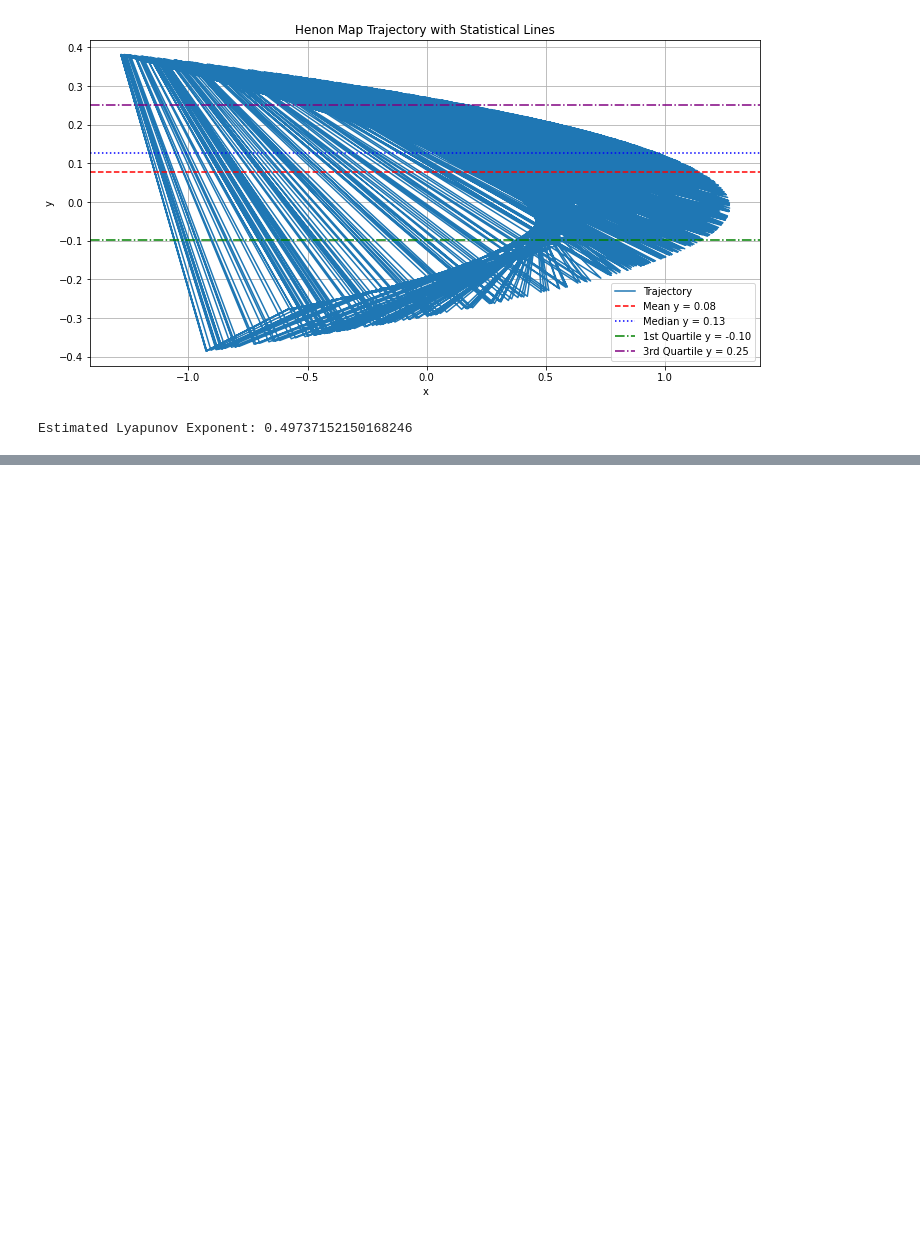
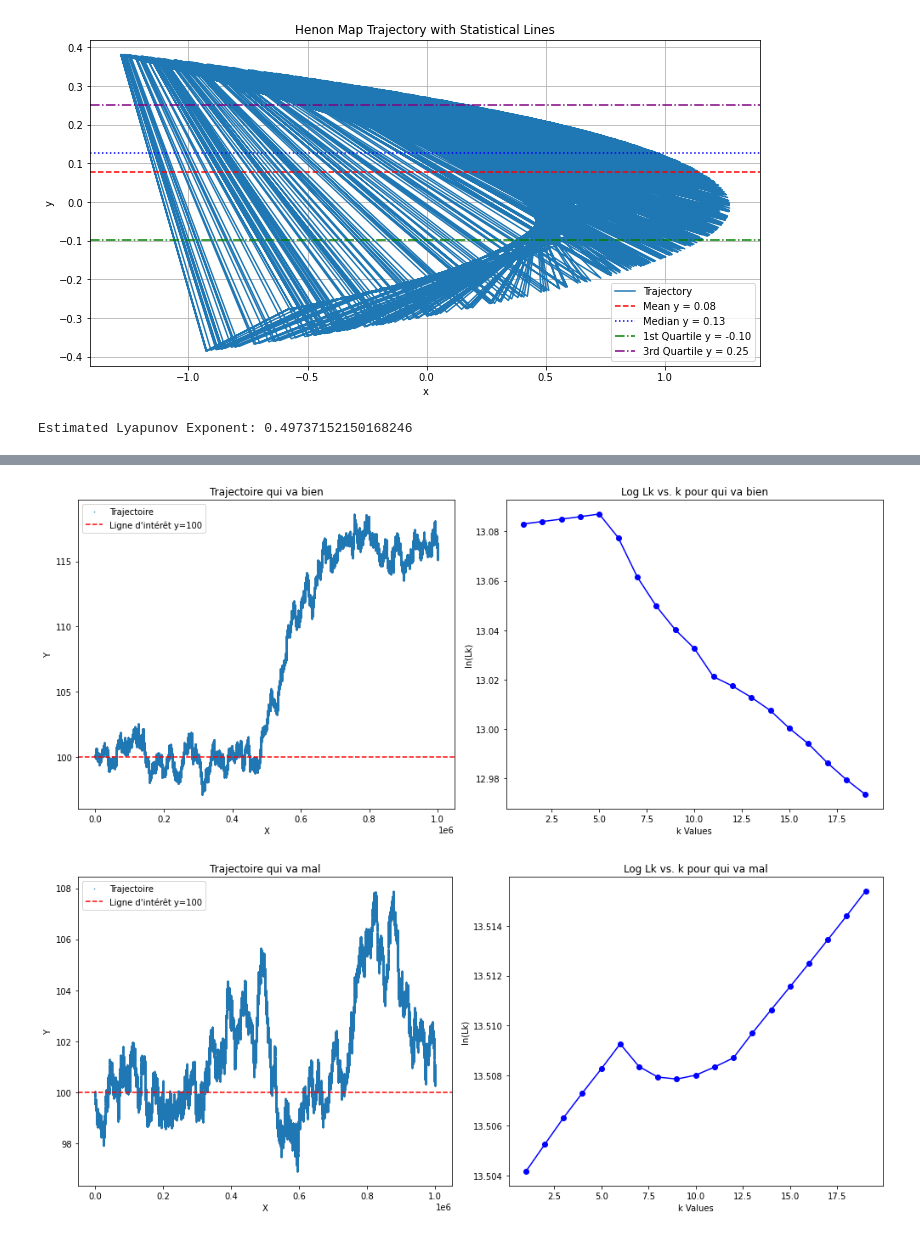
Before and after one commit to Frank0024/Projet_final_chaos, a Jupyter notebook: P&H_method_2d_essai2.ipynb, the cells around one changed output, grey strips where cells are left out. Cells and saved outputs as stored; diff of their text form; code cells hidden in the pictures; blank space fills up the shorter version.

```diff
--- a/P&H_method_2d_essai2.ipynb
+++ b/P&H_method_2d_essai2.ipynb
@@ -384,0 +424,39 @@ plt.show()
+# %%
+
+# Assurez-vous que y_good et y_bad sont des numpy arrays de type float64 avant de les passer
+y_good = np.array(y_good, dtype=np.float64)
+y_bad = np.array(y_bad, dtype=np.float64)
+
+# Passer les valeurs minimales et maximales calculées directement
+best_y_good = 100
+best_y_bad = 100
+
+# Calculer ln(Lk) pour la ligne d'intérêt spécifique pour chaque simulation
+ks_good, ln_lk_values_good = find_lk_for_k_2d(x_good, y_good, best_y_good)
+ks_bad, ln_lk_values_bad = find_lk_for_k_2d(x_bad, y_bad, best_y_bad)
+
+
+# Créer des graphiques pour chaque action
+def plot_stock_and_ln_lk(x, y, ks, ln_lk, best_y, title):
+    fig, (ax1, ax2) = plt.subplots(1, 2, figsize=(14, 6))
+    ax1.plot(x, y, '.', markersize=1, label='Trajectoire')
+    ax1.axhline(y=best_y, color='r', linestyle='--', label=f'Ligne d\'intérêt y={best_y}')
+    ax1.set_title(f'Trajectoire {title}')
+    ax1.set_xlabel('X')
+    ax1.set_ylabel('Y')
+    ax1.legend()
+
+    ax2.plot(ks, ln_lk, marker='o', linestyle='-', color='blue')
+    ax2.set_title(f'Log Lk vs. k pour {title}')
+    ax2.set_xlabel('k Values')
+    ax2.set_ylabel('ln(Lk)')
+
+    plt.tight_layout()
+    plt.show()
+
+# Créer des graphiques pour chaque action
+plot_stock_and_ln_lk(x_good, y_good, ks_good, ln_lk_values_good, best_y_good, 'qui va bien')
+plot_stock_and_ln_lk(x_bad, y_bad, ks_bad, ln_lk_values_bad, best_y_bad, 'qui va mal')
+# %% [output]
+[figure, added]
+[figure, added]
```
Also changed, not shown: parts of 5 cells of this notebook, 1 other file.
